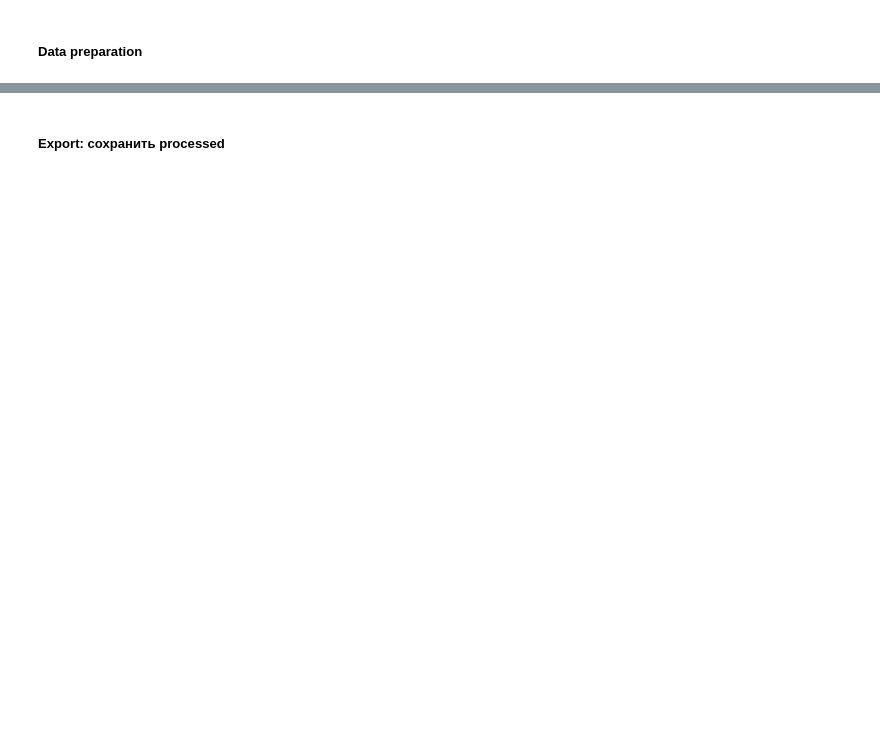
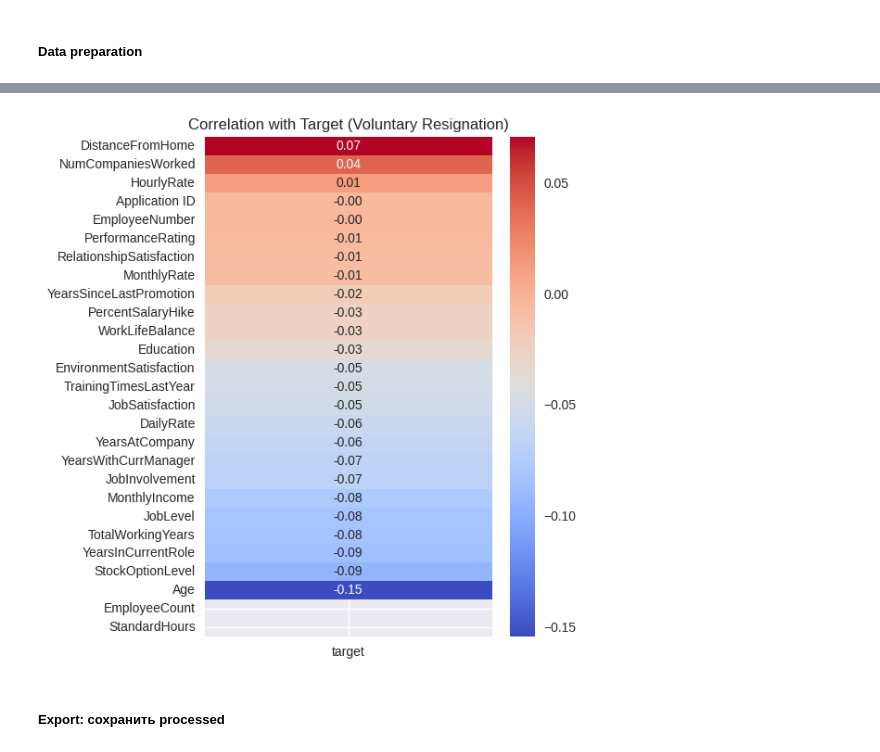
Before and after one commit to AxmetES/ml-Fast-API, a Jupyter notebook: notebooks/01_eda.ipynb, the cells around one changed output, grey strips where cells are left out. Drawn from its saved outputs; the diff is of its cells as text; code cells hidden in the pictures; blank space fills up the shorter version.

```diff
--- a/notebooks/01_eda.ipynb
+++ b/notebooks/01_eda.ipynb
@@ -89,3 +206,13 @@ top missing after: {'Age': 0.0, 'Attrition': 0.0, 'BusinessTravel': 0.0, 'DailyR
+# %%
+corr = df.corr(numeric_only=True)
+target_corr = corr['target'].drop('target').sort_values(ascending=False)
+
+plt.figure(figsize=(5,7))
+sns.heatmap(target_corr.to_frame(), cmap='coolwarm', annot=True, fmt='.2f')
+plt.title('Correlation with Target (Voluntary Resignation)')
+plt.show()
+# %% [output]
+[figure, added]
 # %% [markdown]
 ##### Export: сохранить processed
 # %%
```
Also changed, not shown: parts of 12 cells of this notebook, 6 other files.
